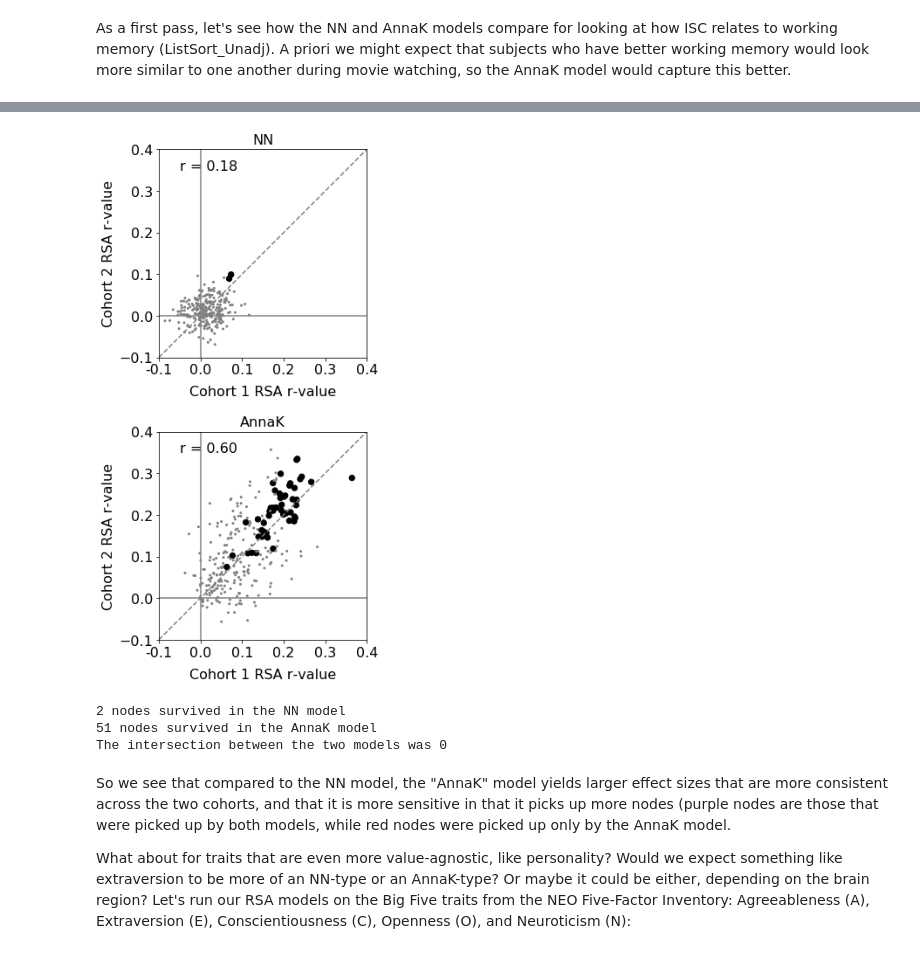
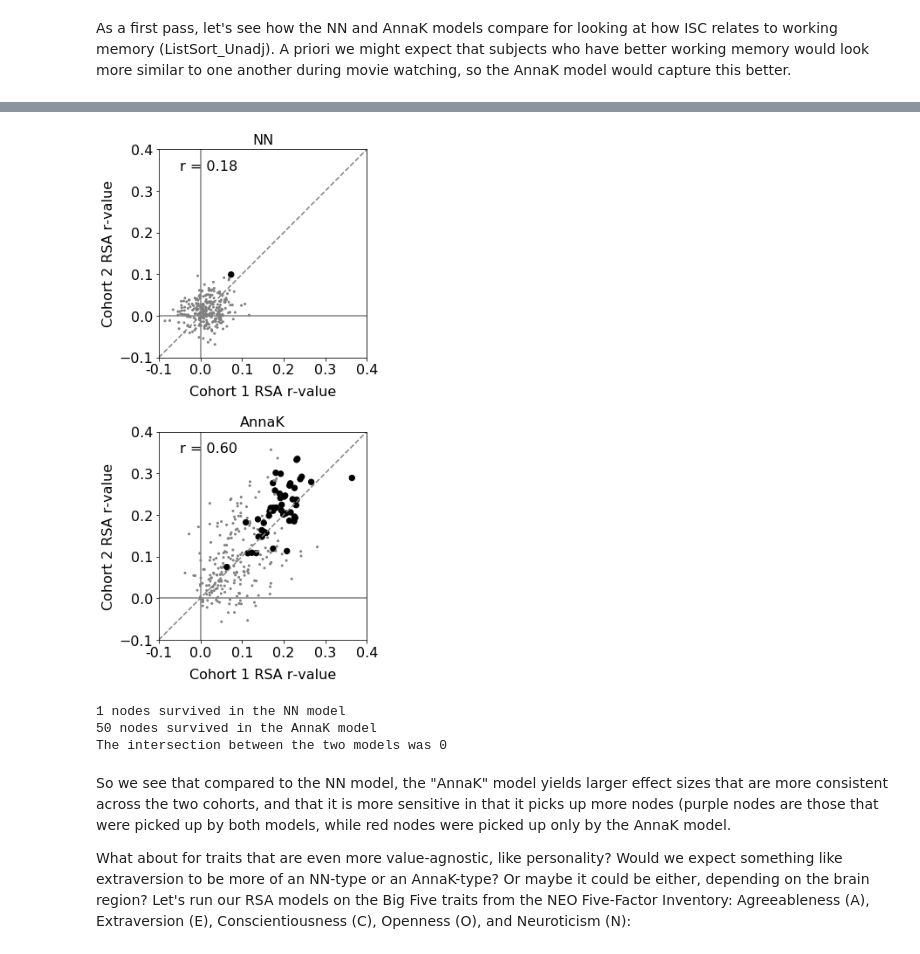
Before and after one commit to esfinn/intersubj_rsa, a Jupyter notebook: isRSA_HCP_demo.ipynb, the cells around one changed output, grey strips where cells are left out. Cells and saved outputs as stored; diff of their text form; code cells hidden in the pictures.

```diff
--- a/isRSA_HCP_demo.ipynb
+++ b/isRSA_HCP_demo.ipynb
@@ -656,7 +638,7 @@ As a first pass, let's see how the NN and AnnaK models compare for looking at ho
 behav_name = "ListSort_Unadj"
 clip_name = "MOVIE1_7T_AP"
 models = ["NN", "AnnaK"]
-n_perms = 10000
+n_perms = 1000 # change to 10,000 for more rigor/precision
 alpha = 0.05
 
 results_dict = isrsa_wrapper(behav_name = behav_name, clip_name = clip_name, models = models, n_perms=n_perms)
@@ -670,7 +652,7 @@ glassbrain_wrapper(results_dict, titles=False, save=True)
 # %%
-scatterplot_wrapper(results_dict, save=True)
+scatterplot_wrapper(results_dict)
 # %% [output]
-[figure, old version]
+[figure, new version]
 # %%
 intersection = np.zeros((268, len(models)))
 
@@ -683,8 +665,8 @@ for m, model in enumerate(models):
 
 print("The intersection between the two models was {}".format(intersection.sum(axis=1).tolist().count(2)))
 # %% [output]
-2 nodes survived in the NN model
-51 nodes survived in the AnnaK model
+1 nodes survived in the NN model
+50 nodes survived in the AnnaK model
 The intersection between the two models was 0
 # %% [markdown]
 So we see that compared to the NN model, the "AnnaK" model yields larger effect sizes that are more consistent across the two cohorts, and that it is more sensitive in that it picks up more nodes (purple nodes are those that were picked up by both models, while red nodes were picked up only by the AnnaK model.
```
Also changed, not shown: parts of 15 cells of this notebook, 1 other file.
